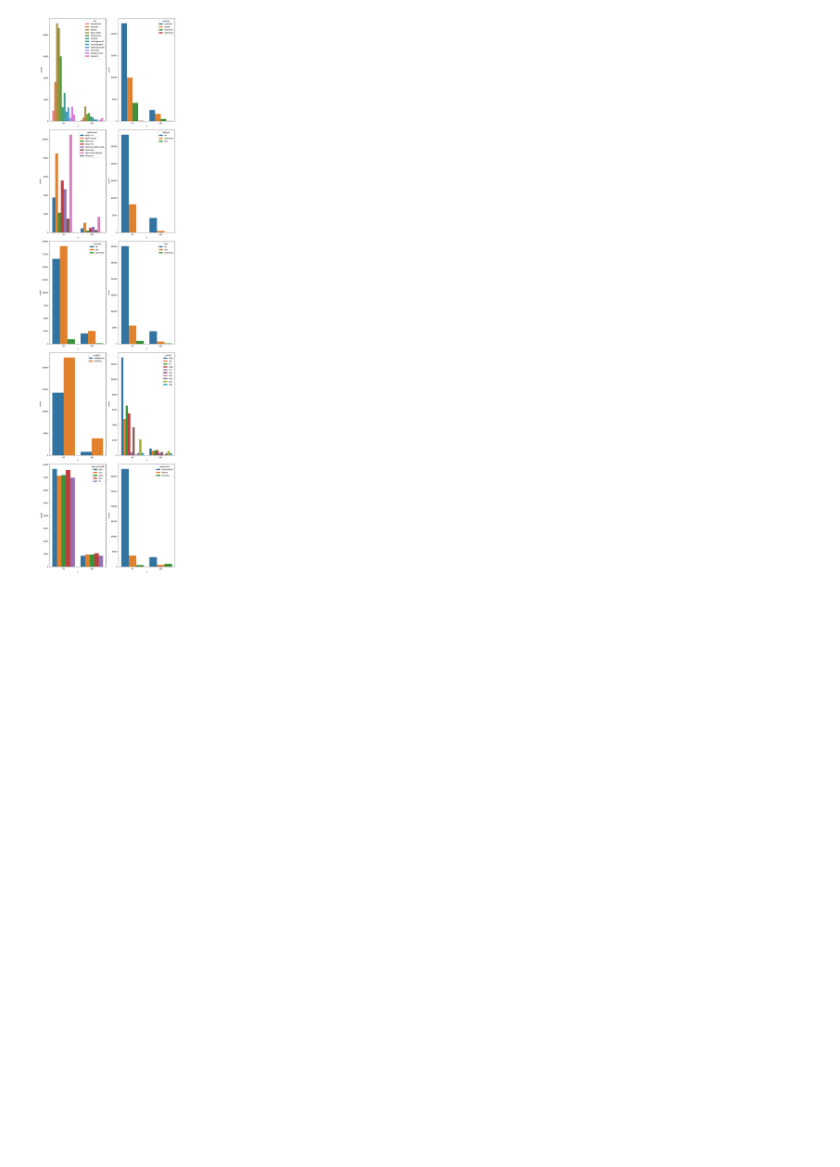
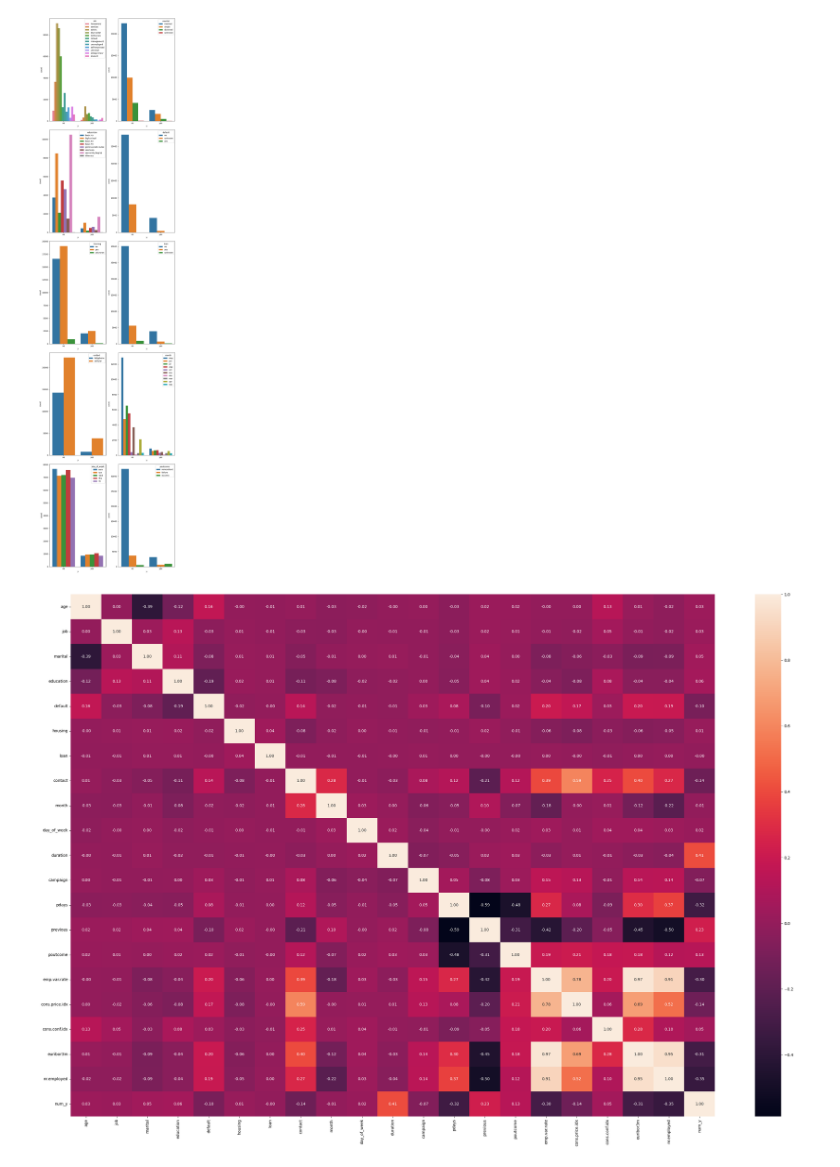
Before and after one commit to JCMiriam/4Geeks_logistic_regression, a Jupyter notebook: src/2-eda.ipynb, the cells around one changed output. Saved outputs shown, nothing was run; the diff lists cells and outputs as text; code cells hidden in the pictures; blank space fills up the shorter version.

Commit message:
fix data and add heatmap

```diff
--- a/src/2-eda.ipynb
+++ b/src/2-eda.ipynb
@@ -361,6 +361,58 @@ plt.tight_layout()
 plt.show()
 # %% [output]
 [figure]
+# %%
+# Encoder
+le = LabelEncoder()
+
+categorical_variables = [
+    'job',
+    'marital',
+    'education',
+    'default',
+    'housing',
+    'loan',
+    'contact',
+    'month',
+    'day_of_week',
+    'poutcome',
+    ]
+
+
+for each in categorical_variables:
+    main_df[each] = le.fit_transform(main_df[each])
+# %%
+fig, axis = plt.subplots(figsize = (30, 20))
+
+sns.heatmap(main_df[[
+    'age',
+    'job',
+    'marital',
+    'education',
+    'default',
+    'housing',
+    'loan',
+    'contact',
+    'month',
+    'day_of_week',
+    'duration',
+    'campaign',
+    'pdays',
+    'previous',
+    'poutcome',
+    'emp.var.rate',
+    'cons.price.idx',
+    'cons.conf.idx',
+    'euribor3m',
+    'nr.employed',
+    'num_y'
+    ]].corr(), annot = True, fmt = ".2f")
+
+plt.tight_layout()
+
+plt.show()
+# %% [output]
+[figure, added]
 # %%
 # Save clean dataframe into a csv file
 main_df.to_csv('../data/raw/clean_df.csv', index=False, encoding='utf-8')
```
Also changed, not shown: 2 other files.
